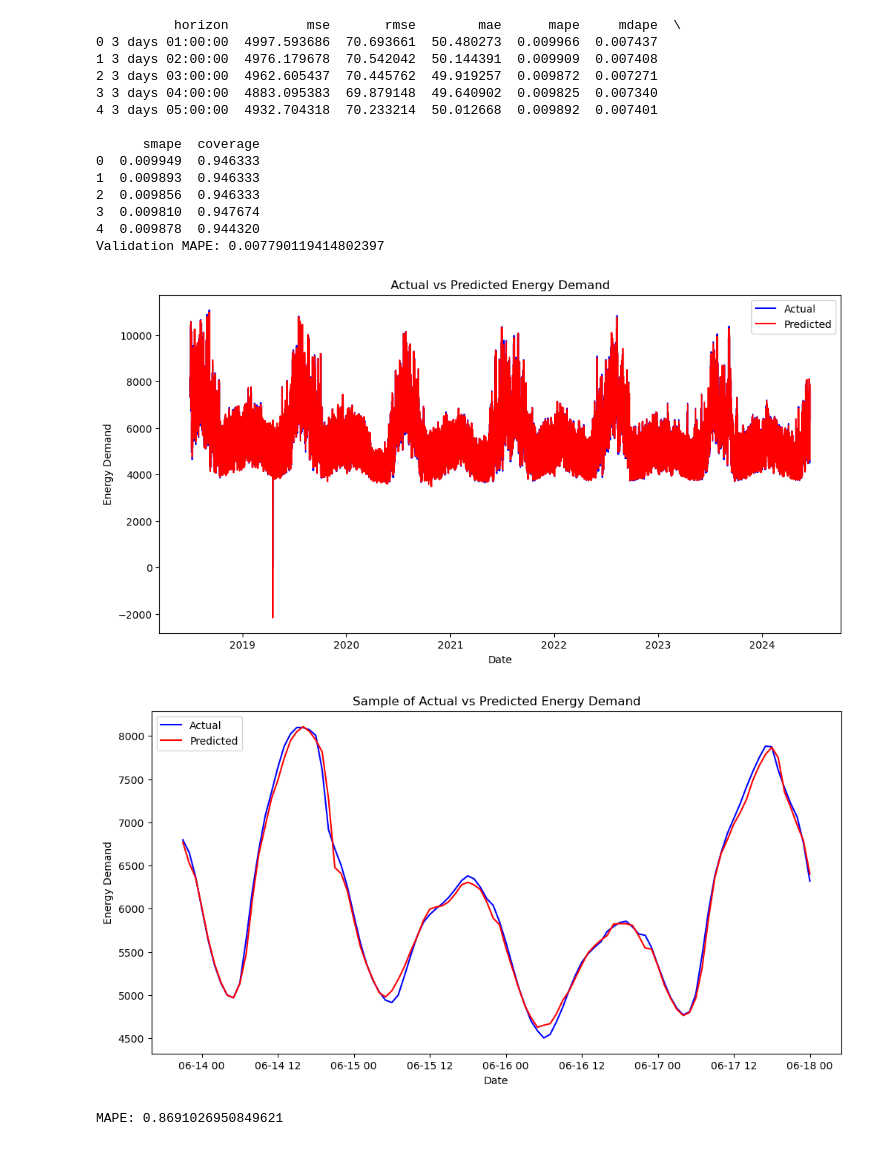
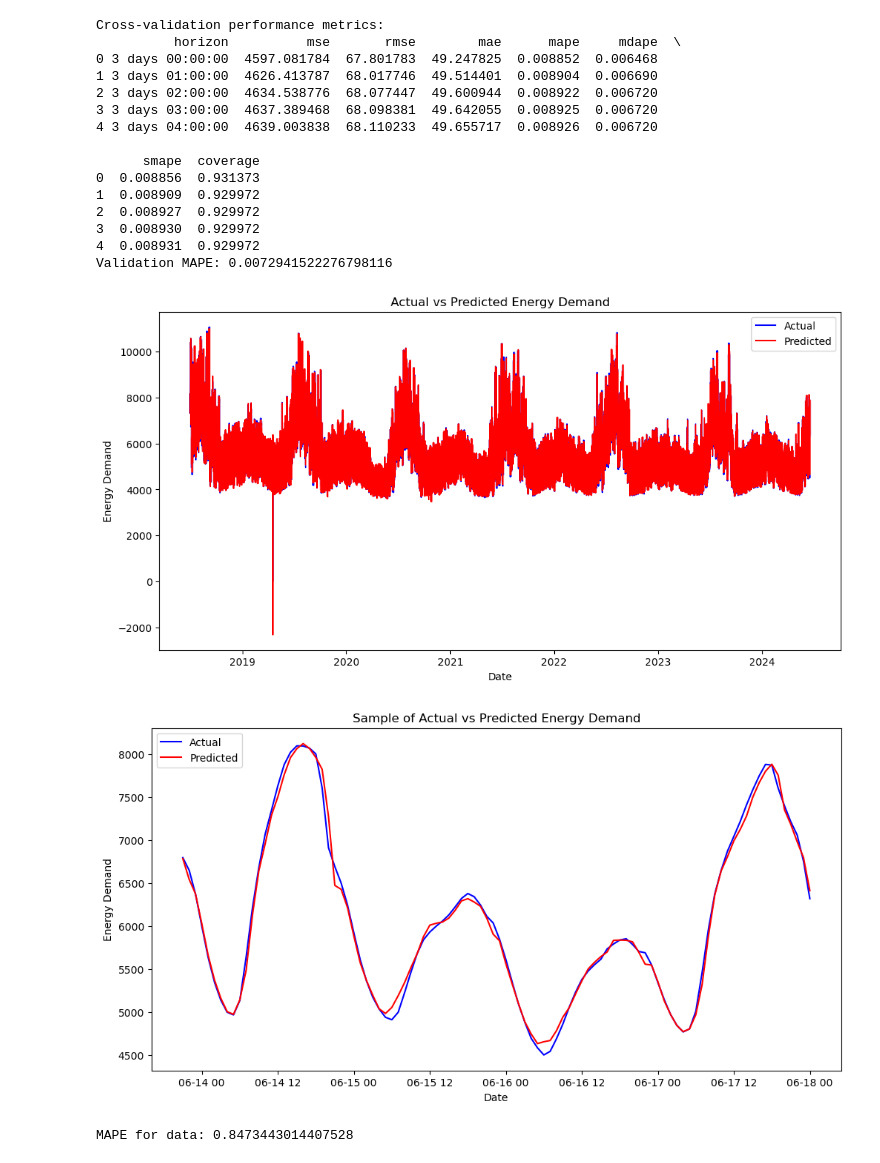
Before and after one commit to rushilkukreja/energy, a Jupyter notebook: City-Specifc-Prophet/NYCProphet.ipynb, the cells around one changed output. Cells and saved outputs as stored; diff of their text form; code cells hidden in the pictures.

```diff
--- a/City-Specifc-Prophet/NYCProphet.ipynb
+++ b/City-Specifc-Prophet/NYCProphet.ipynb
@@ -5,7 +5,6 @@ from prophet.diagnostics import cross_validation, performance_metrics
 from sklearn.metrics import mean_absolute_percentage_error
 import matplotlib.pyplot as plt
 import numpy as np
-from sklearn.model_selection import train_test_split
 
 data = pd.read_excel('../City-Specific Data/New York City.xlsx')
 data = data.dropna()
@@ -22,12 +21,9 @@ for lag in range(1, 25):
 
 df['Temp_RollingMean_24'] = df['Temperature'].rolling(window=24).mean()
 df['Temp_RollingStd_24'] = df['Temperature'].rolling(window=24).std()
-
 df['Temp_Humidity_Interaction'] = df['Temperature'] * df['RelativeHumidity']
 
 df.dropna(inplace=True)
-
-train_df, val_df = train_test_split(df, test_size=0.2, shuffle=False)
 
 model = Prophet()
 model.add_regressor('Temperature')
@@ -46,12 +42,14 @@ model.add_regressor('Temp_Humidity_Interaction')
 for lag in range(1, 25):
     model.add_regressor(f'Lag_{lag}')
 
-model.fit(train_df)
+model.fit(df)
 
 df_cv = cross_validation(model, initial='365 days', period='180 days', horizon='30 days')
 df_p = performance_metrics(df_cv)
+print("Cross-validation performance metrics:")
 print(df_p.head())
 
+val_df = df.iloc[-len(df_cv):]
 val_df_future = val_df[['ds', 'Temperature', 'DewPoint', 'WindSpeed', 'Pressure', 'RelativeHumidity',
                         'Hour', 'DayOfWeek', 'Month', 'IsWeekend', 'Temp_RollingMean_24',
                         'Temp_RollingStd_24', 'Temp_Humidity_Interaction'] + [f'Lag_{lag}' for lag in range(1, 25)]]
@@ -95,5 +93,5 @@ plt.show()
 non_zero_data = aligned_df[aligned_df['y'] != 0]
 non_zero_errors = np.abs((non_zero_data['y'] - non_zero_data['yhat']) / non_zero_data['y'])
 non_zero_mape = non_zero_errors.mean() * 100
-print("MAPE:", non_zero_mape)
+print("MAPE for data:", non_zero_mape)
 # %% [output]
@@ -119,17 +121,18 @@ Seasonality has period of 365.25 days which is larger than initial window. Consi
+Cross-validation performance metrics:
           horizon          mse       rmse        mae      mape     mdape  \
-0 3 days 01:00:00  4997.593686  70.693661  50.480273  0.009966  0.007437
-1 3 days 02:00:00  4976.179678  70.542042  50.144391  0.009909  0.007408
-2 3 days 03:00:00  4962.605437  70.445762  49.919257  0.009872  0.007271
-3 3 days 04:00:00  4883.095383  69.879148  49.640902  0.009825  0.007340
-4 3 days 05:00:00  4932.704318  70.233214  50.012668  0.009892  0.007401
+0 3 days 00:00:00  4597.081784  67.801783  49.247825  0.008852  0.006468
+1 3 days 01:00:00  4626.413787  68.017746  49.514401  0.008904  0.006690
+2 3 days 02:00:00  4634.538776  68.077447  49.600944  0.008922  0.006720
+3 3 days 03:00:00  4637.389468  68.098381  49.642055  0.008925  0.006720
+4 3 days 04:00:00  4639.003838  68.110233  49.655717  0.008926  0.006720
 
       smape  coverage
-0  0.009949  0.946333
-1  0.009893  0.946333
-2  0.009856  0.946333
-3  0.009810  0.947674
-4  0.009878  0.944320
-Validation MAPE: 0.007790119414802397
+0  0.008856  0.931373
+1  0.008909  0.929972
+2  0.008927  0.929972
+3  0.008930  0.929972
+4  0.008931  0.929972
+Validation MAPE: 0.0072941522276798116
 [figure]
-[figure, old version]
+[figure, new version]
-MAPE: 0.8691026950849621
+MAPE for data: 0.8473443014407528
```
Also changed, not shown: parts of 1 cell of this notebook, 14 other files.
